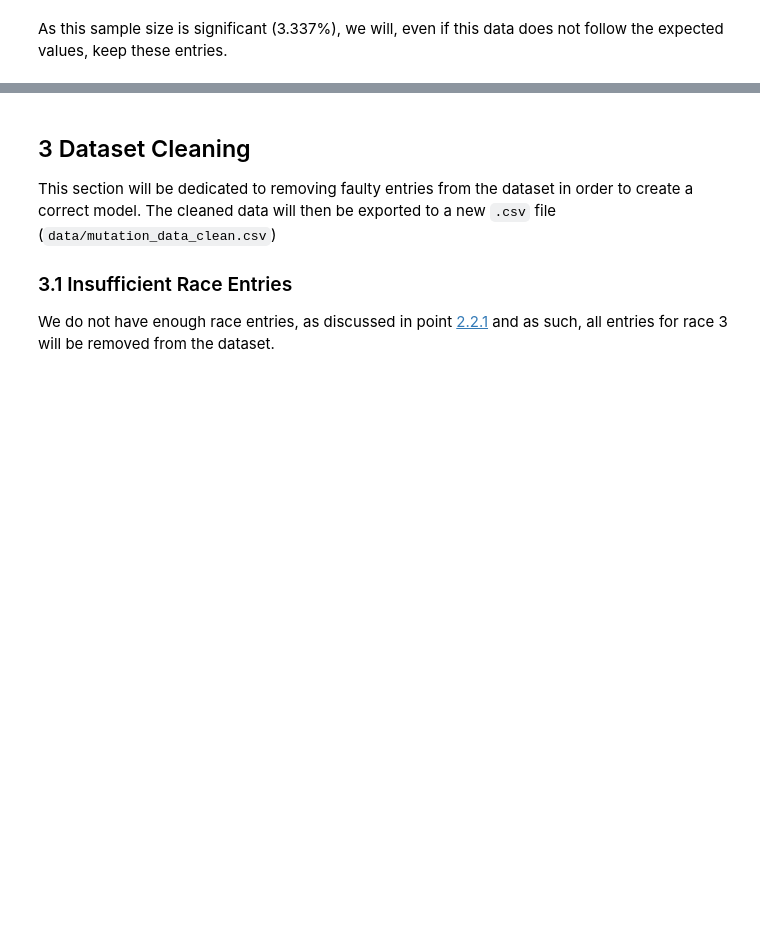
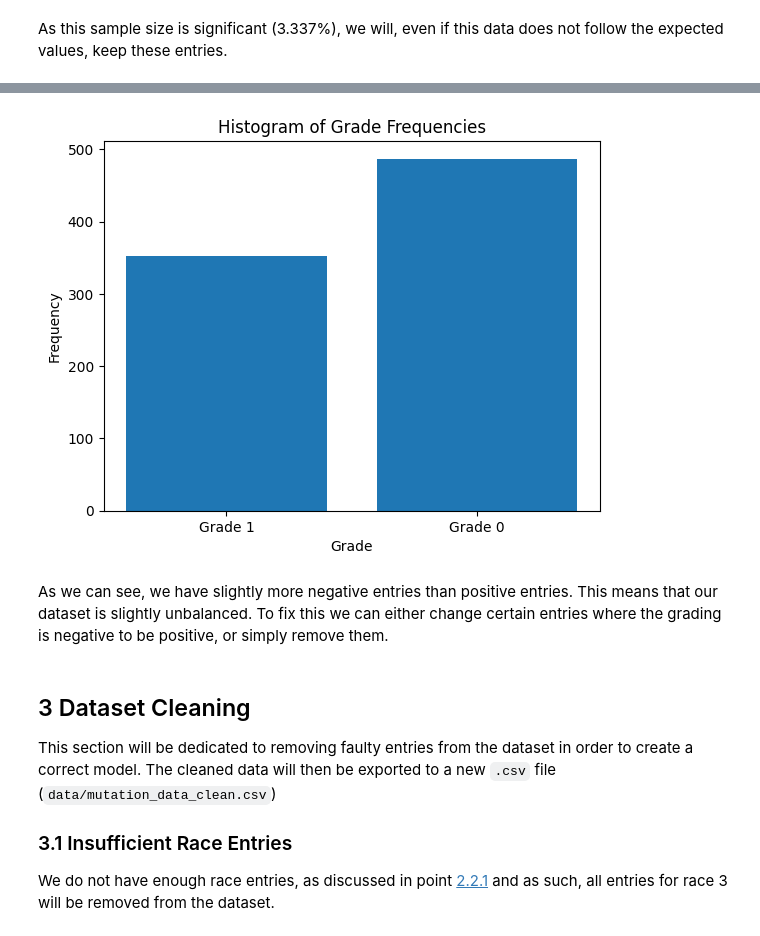
Before and after one commit to eduardo-mdc/IA-Project2, a Jupyter notebook: dataprocessing_notebook.ipynb, the cells around one changed output, grey strips where cells are left out. Cells and saved outputs as stored; diff of their text form; code cells hidden in the pictures; blank space fills up the shorter version.

Commit message:
added data resampling

```diff
--- a/dataprocessing_notebook.ipynb
+++ b/dataprocessing_notebook.ipynb
@@ -133,3 +140,22 @@ As this sample size is significant (3.337%), we will, even if this data does not
+# %%
+# Count the occurrences of each class
+grade_1_count = (mutation_data['Grade'] == 1).sum()
+grade_0_count = (mutation_data['Grade'] == 0).sum()
+
+# Create a bar plot for the class frequencies
+plt.bar(['Grade 1', 'Grade 0'], [grade_1_count, grade_0_count])
+
+# Set labels and title
+plt.xlabel('Grade')
+plt.ylabel('Frequency')
+plt.title('Histogram of Grade Frequencies')
+
+# Display the histogram
+plt.show()
+# %% [output]
+[figure, added]
+# %% [markdown]
+As we can see, we have slightly more negative entries than positive entries. This means that our dataset is slightly unbalanced. To fix this we can either change certain entries where the grading is negative to be positive, or simply remove them.
 # %% [markdown]
 ## 3 Dataset Cleaning
 
```
Also changed, not shown: parts of 9 cells of this notebook, 2 other files.
